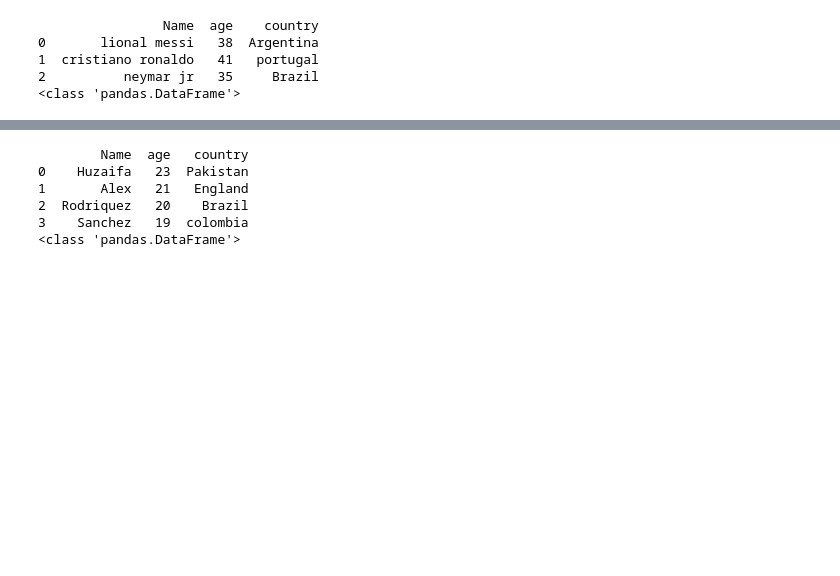
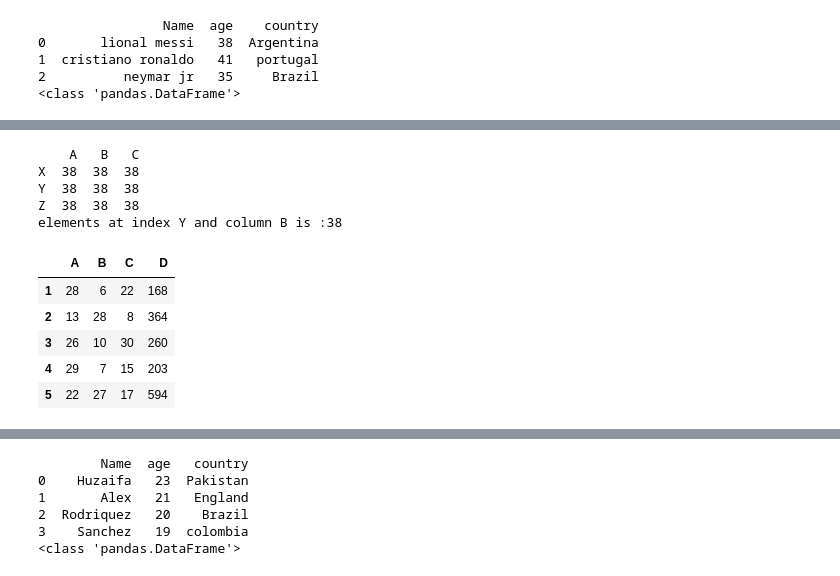
Before and after one commit to huzaifawaheed10/LIBRARIES_IN_PYTHON, a Jupyter notebook: LIBRARIES FOR DATA ANALYSIS.ipynb, the cells around one changed output, grey strips where cells are left out. Cells and saved outputs as stored; diff of their text form; code cells hidden in the pictures; blank space fills up the shorter version.

```diff
--- a/LIBRARIES FOR DATA ANALYSIS.ipynb
+++ b/LIBRARIES FOR DATA ANALYSIS.ipynb
@@ -248,0 +724,22 @@ print(type(data))
+# %%
+df=pd.DataFrame(np.random.randint(1,40),columns=['A','B','C'],index=['X','Y','Z'])
+print(df)
+
+print(f"elements at index Y and column B is :{df.at['Y','B']}")
+# %% [output]
+    A   B   C
+X  38  38  38
+Y  38  38  38
+Z  38  38  38
+elements at index Y and column B is :38
+# %%
+df=pd.DataFrame(np.random.randint(1,31,size=(5,3)),columns=['A','B','C'],index=[1,2,3,4,5])
+df['D']=df['A']*df['B']
+df
+# %% [output]
+|  | A | B | C | D |
+| 1 | 28 | 6 | 22 | 168 |
+| 2 | 13 | 28 | 8 | 364 |
+| 3 | 26 | 10 | 30 | 260 |
+| 4 | 29 | 7 | 15 | 203 |
+| 5 | 22 | 27 | 17 | 594 |
```
Also changed, not shown: parts of 26 cells of this notebook.
